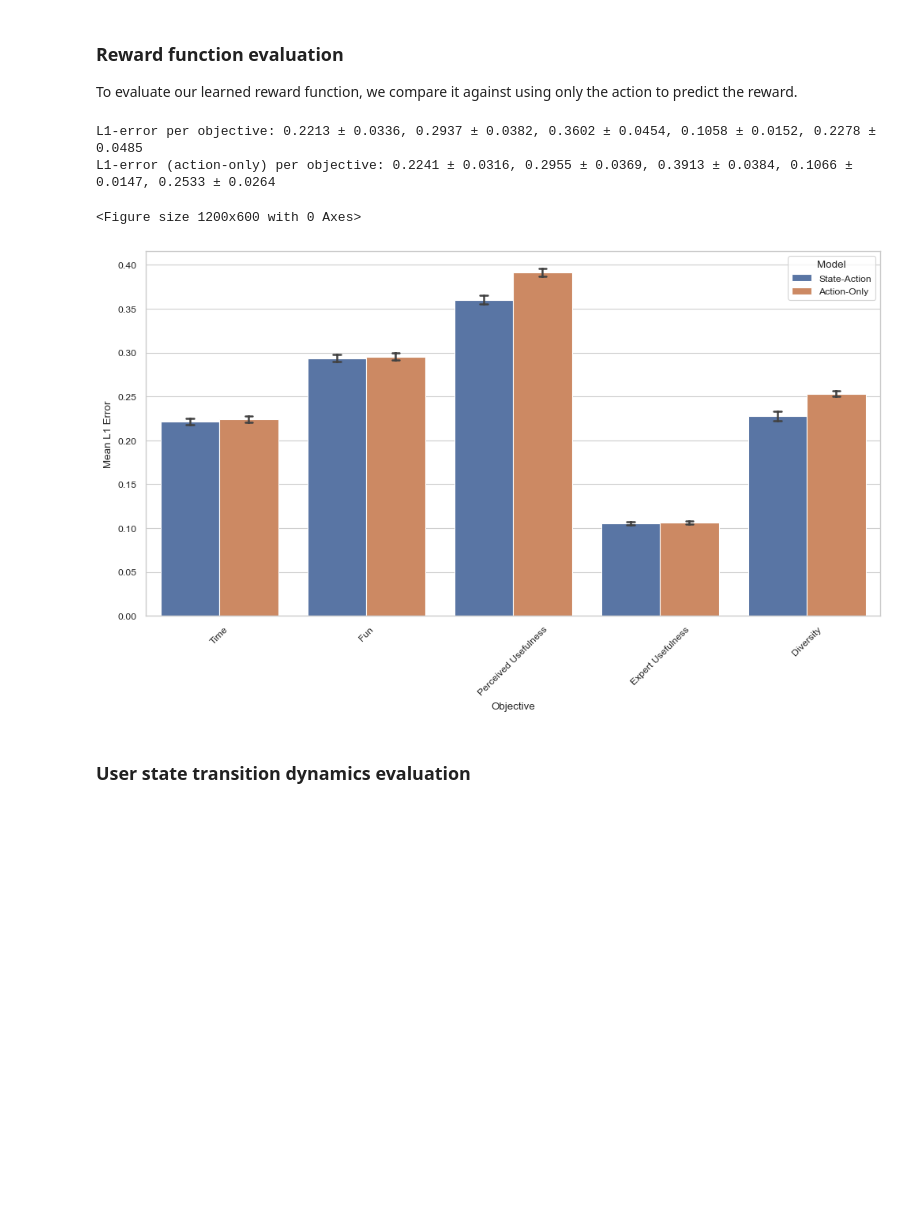
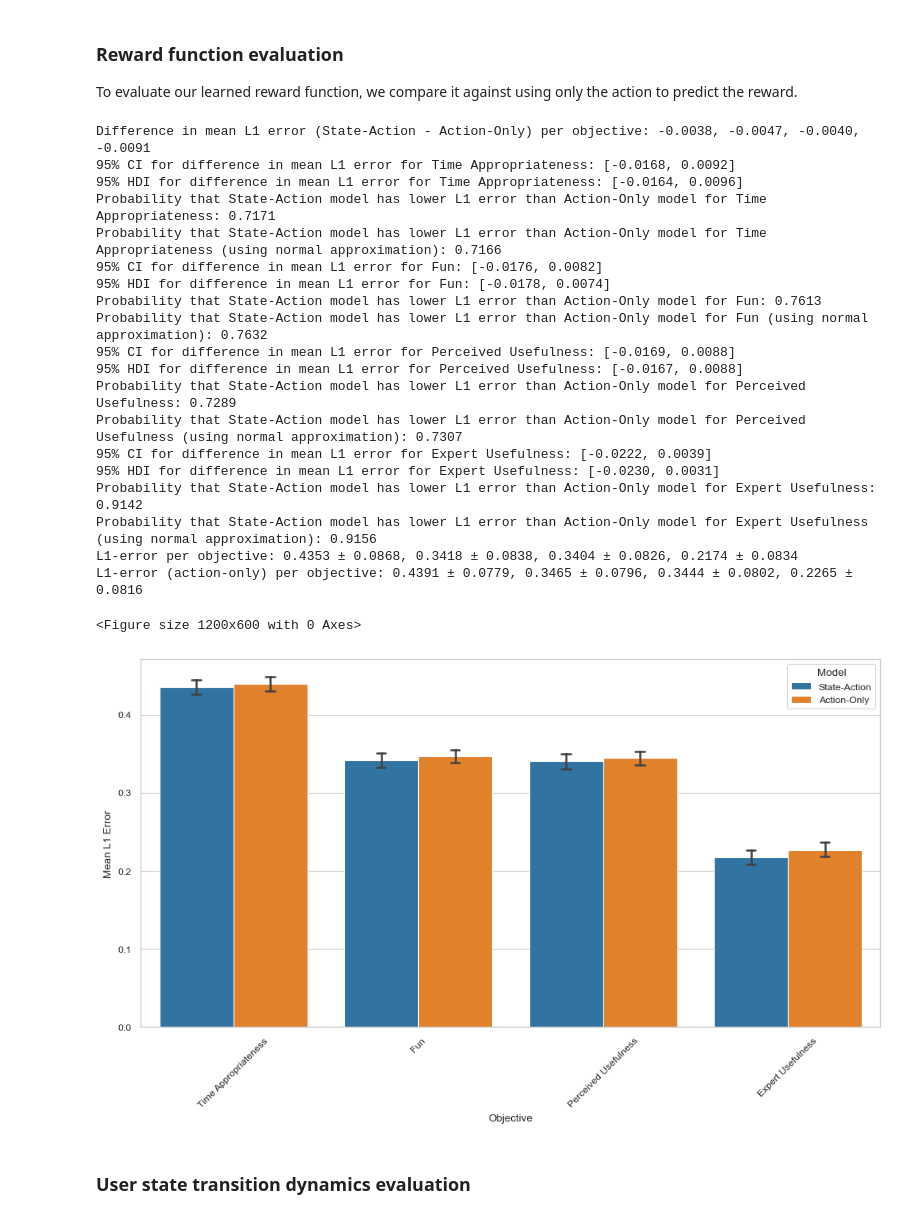
Before and after one commit to shirleyxindi/morl-personalization, a Jupyter notebook: src/RQ/dynamics_evaluation.ipynb, the cells around one changed output. Drawn from its saved outputs; the diff is of its cells as text; code cells hidden in the pictures; blank space fills up the shorter version.

```diff
--- a/src/RQ/dynamics_evaluation.ipynb
+++ b/src/RQ/dynamics_evaluation.ipynb
@@ -33,17 +57,11 @@ NUM_OBJECTIVES = 5
 # %%
-data_folder = 'C:\\Users\\shirl\\Documents\\Studie\\2025-2026\\Thesis\\personalized-coping-challenges\\data\\functions\\3'
+data_folder = 'C:\\Users\\shirl\\Documents\\Studie\\2025-2026\\Thesis\\personalized-coping-challenges\\data\\'
 results_folder = 'C:\\Users\\shirl\\Documents\\Studie\\2025-2026\\Thesis\\personalized-coping-challenges\\results\\'
 
-action_data = pd.read_csv(os.path.join(data_folder, 'action_data.csv'))
-df = pd.read_csv(os.path.join(data_folder, 'samples.csv'))
-cluster_col = 'cluster_all'
+# Load data
+action_data = pd.read_csv(os.path.join(data_folder, 'challenge_info.csv'))
+samples = pd.read_csv(os.path.join(data_folder, 'processed_samples.csv'))
 
-actions_clustered, _, cluster_cols = utils.cluster_actions(action_data, cluster_vars=['obs_diff', 'obs_time', 'obs_liked', 'obs_pu'], num_clusters=NUM_CLUSTERS)
+actions_clustered, _, _ = dp.cluster_actions(action_data, cluster_vars, num_clusters=NUM_CLUSTERS)
 
-action_categories = actions_clustered[cluster_col].values
-
-reward_cols = ["obs_time", "obs_liked", "obs_pu", "r_expert", "r_diversity"]
-obj_names = ["Time", "Fun", "Perceived Usefulness", "Expert Usefulness", "Diversity"]
-
-obj_clusters = {r_col: cluster_col for r_col in reward_cols}
-nO = len(obj_clusters)
+df, initial_distribution = dp.process_samples(samples, actions_clustered, state_features, NUM_VALS_PER_FEATURE, cluster_col, MAX_COUNT, NUM_CLUSTERS)
@@ -57,12 +77,12 @@ def evaluate_dynamics(test_df, P_comp, R, P, R_action_only, P_comp_action_only,
     completion_likelihoods = []
     completion_likelihoods_action_only = []
     completion_likelihoods_overall = []
-    for t in range(len(test_df) - 1):
+    for t in range(len(test_df)):
         # True values
         s_t = test_df.iloc[t]['s_idx']
         c_t = test_df.iloc[t]['c_idx']
         a_t = test_df.iloc[t][cluster_col]
-        s_t_next = test_df.iloc[t + 1]['s_idx']
+        s_t_next = test_df.iloc[t]['sp_idx']
         r_t = test_df.iloc[t][reward_cols].values
         completed = test_df.iloc[t]['completed']
 
@@ -162,38 +182,71 @@ To evaluate our learned reward function, we compare it against using only the ac
 # %%
 user_means_array = np.array([np.mean(l1, axis=0) for l1 in all_l1_rewards], dtype=np.float64)
 std_l1_rewards = np.std(user_means_array, axis=0)
+sem_l1_rewards = std_l1_rewards / np.sqrt(len(all_users))
 user_means_array_action_only = np.array([np.mean(l1, axis=0) for l1 in all_l1_rewards_action_only], dtype=np.float64)
 std_l1_rewards_action_only = np.std(user_means_array_action_only, axis=0)
+sem_l1_rewards_action_only = std_l1_rewards_action_only / np.sqrt(len(all_users))
+
+diff_in_means = mean_l1_rewards - mean_l1_rewards_action_only
+print(f"Difference in mean L1 error (State-Action - Action-Only) per objective: {', '.join(f'{diff:.4f}' for diff in diff_in_means)}")
+sem_diff = np.sqrt(sem_l1_rewards**2 + sem_l1_rewards_action_only**2)
+for i in range(len(obj_names)):
+    ci_low, ci_high = stats.t.interval(0.95, df=(len(all_users)-1)*2, loc=diff_in_means[i], scale=sem_diff[i])
+    print(f"95% CI for difference in mean L1 error for {obj_names[i]}: [{ci_low:.4f}, {ci_high:.4f}]")
+    posterior_samples = np.random.normal(loc=diff_in_means[i], scale=sem_diff[i], size=10000)
+    hdi = az.hdi(posterior_samples, hdi_prob=0.95)
+    print(f"95% HDI for difference in mean L1 error for {obj_names[i]}: [{hdi[0]:.4f}, {hdi[1]:.4f}]")
+    prob_a_better = np.mean(posterior_samples < 0)
+    print(f"Probability that State-Action model has lower L1 error than Action-Only model for {obj_names[i]}: {prob_a_better:.4f}")
+    prob_a_better_cdf = stats.norm.cdf(0, loc=diff_in_means[i], scale=sem_diff[i])
+    print(f"Probability that State-Action model has lower L1 error than Action-Only model for {obj_names[i]} (using normal approximation): {prob_a_better_cdf:.4f}")
 
 print(f"L1-error per objective: {', '.join(f'{m:.4f} ± {s:.4f}' for m, s in zip(mean_l1_rewards, std_l1_rewards))}")
 print(f"L1-error (action-only) per objective: {', '.join(f'{m:.4f} ± {s:.4f}' for m, s in zip(mean_l1_rewards_action_only, std_l1_rewards_action_only))}")
 
 rows = []
 for i, l1 in enumerate(all_l1_rewards):
     user_mean = np.mean(l1, axis=0)
     for obj_idx, obj_name in enumerate(obj_names):
         rows.append({'Objective': obj_name, 'Mean L1 Error': user_mean[obj_idx], 'Model': 'State-Action'})
 
 for i, l1 in enumerate(all_l1_rewards_action_only):
     user_mean = np.mean(l1, axis=0)
     for obj_idx, obj_name in enumerate(obj_names):
         rows.append({'Objective': obj_name, 'Mean L1 Error': user_mean[obj_idx], 'Model': 'Action-Only'})
 
 full_df = pd.DataFrame(rows)
 plt.figure(figsize=(12, 6))
 sns.set_style("whitegrid")
 sns.set_context("paper")
 
 plt.figure(figsize=(12, 6))
 sns.barplot(data=full_df, x='Objective', y='Mean L1 Error', hue='Model', capsize=.1)
 
 plt.xticks(rotation=45)
 plt.show()
 # %% [output]
-L1-error per objective: 0.2213 ± 0.0336, 0.2937 ± 0.0382, 0.3602 ± 0.0454, 0.1058 ± 0.0152, 0.2278 ± 0.0485
-L1-error (action-only) per objective: 0.2241 ± 0.0316, 0.2955 ± 0.0369, 0.3913 ± 0.0384, 0.1066 ± 0.0147, 0.2533 ± 0.0264
+Difference in mean L1 error (State-Action - Action-Only) per objective: -0.0038, -0.0047, -0.0040, -0.0091
+95% CI for difference in mean L1 error for Time Appropriateness: [-0.0168, 0.0092]
+95% HDI for difference in mean L1 error for Time Appropriateness: [-0.0164, 0.0096]
+Probability that State-Action model has lower L1 error than Action-Only model for Time Appropriateness: 0.7171
+Probability that State-Action model has lower L1 error than Action-Only model for Time Appropriateness (using normal approximation): 0.7166
+95% CI for difference in mean L1 error for Fun: [-0.0176, 0.0082]
+95% HDI for difference in mean L1 error for Fun: [-0.0178, 0.0074]
+Probability that State-Action model has lower L1 error than Action-Only model for Fun: 0.7613
+Probability that State-Action model has lower L1 error than Action-Only model for Fun (using normal approximation): 0.7632
+95% CI for difference in mean L1 error for Perceived Usefulness: [-0.0169, 0.0088]
+95% HDI for difference in mean L1 error for Perceived Usefulness: [-0.0167, 0.0088]
+Probability that State-Action model has lower L1 error than Action-Only model for Perceived Usefulness: 0.7289
+Probability that State-Action model has lower L1 error than Action-Only model for Perceived Usefulness (using normal approximation): 0.7307
+95% CI for difference in mean L1 error for Expert Usefulness: [-0.0222, 0.0039]
+95% HDI for difference in mean L1 error for Expert Usefulness: [-0.0230, 0.0031]
+Probability that State-Action model has lower L1 error than Action-Only model for Expert Usefulness: 0.9142
+Probability that State-Action model has lower L1 error than Action-Only model for Expert Usefulness (using normal approximation): 0.9156
+L1-error per objective: 0.4353 ± 0.0868, 0.3418 ± 0.0838, 0.3404 ± 0.0826, 0.2174 ± 0.0834
+L1-error (action-only) per objective: 0.4391 ± 0.0779, 0.3465 ± 0.0796, 0.3444 ± 0.0802, 0.2265 ± 0.0816
 <Figure size 1200x600 with 0 Axes>
-[figure, old version]
+[figure, new version]
 # %% [markdown]
 ### User state transition dynamics evaluation
 # %%
```
Also changed, not shown: parts of 6 cells of this notebook, 28 other files.
